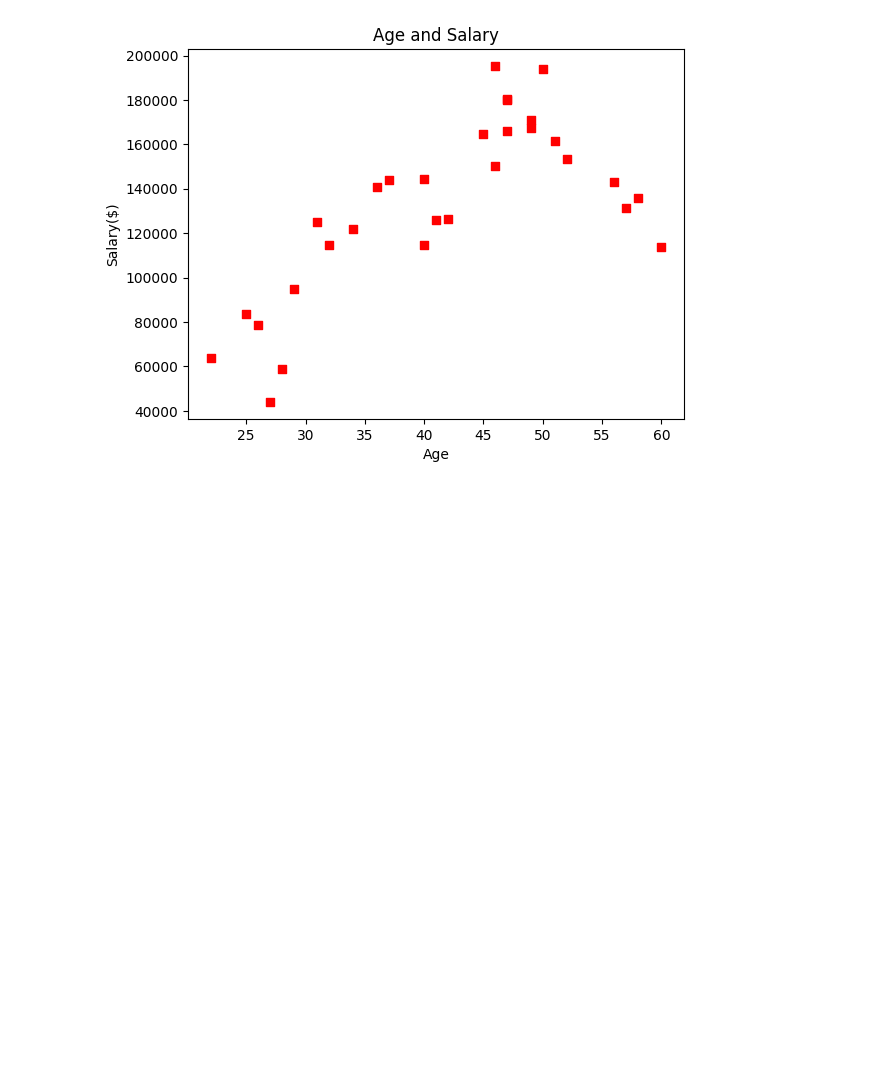
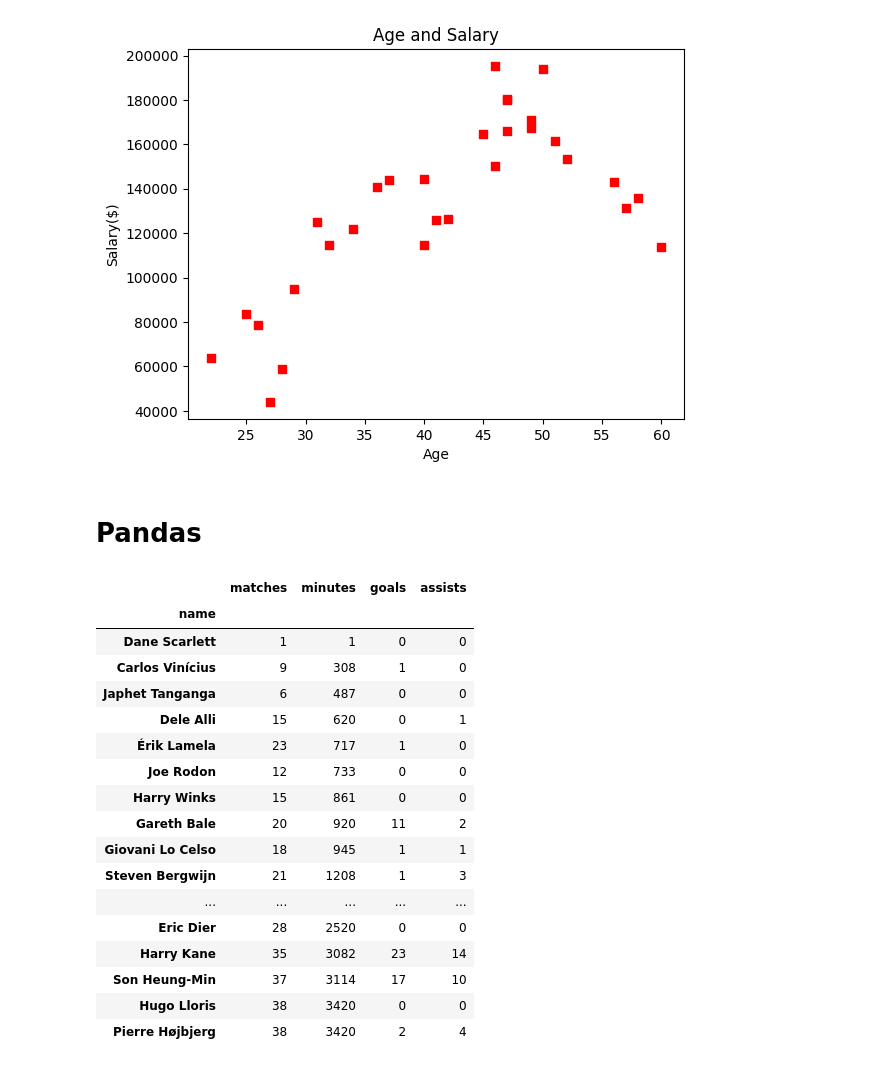
Before and after one commit to Dkor-1/tool, a Jupyter notebook: toolkit.ipynb, the cells around one changed output. Saved outputs shown, nothing was run; the diff lists cells and outputs as text; code cells hidden in the pictures; blank space fills up the shorter version.

```diff
--- a/toolkit.ipynb
+++ b/toolkit.ipynb
@@ -173,3 +173,32 @@ plt.scatter(age_array,salary_array,c='r',marker='s')
 plt.show()
 # %% [output]
 [figure]
+# %% [markdown]
+# Pandas
+# %%
+import pandas as pd
+
+players_df = pd.read_csv('data/tottenham_2021.csv', index_col='name')
+
+# 여기에 코드를 작성하세요.
+
+players_df.sort_values(by="minutes")
+# %% [output]
+|  | matches | minutes | goals | assists |
+| name |  |  |  |  |
+| Dane Scarlett | 1 | 1 | 0 | 0 |
+| Carlos Vinícius | 9 | 308 | 1 | 0 |
+| Japhet Tanganga | 6 | 487 | 0 | 0 |
+| Dele Alli | 15 | 620 | 0 | 1 |
+| Érik Lamela | 23 | 717 | 1 | 0 |
+| Joe Rodon | 12 | 733 | 0 | 0 |
+| Harry Winks | 15 | 861 | 0 | 0 |
+| Gareth Bale | 20 | 920 | 11 | 2 |
+| Giovani Lo Celso | 18 | 945 | 1 | 1 |
+| Steven Bergwijn | 21 | 1208 | 1 | 3 |
+| ... | ... | ... | ... | ... |
+| Eric Dier | 28 | 2520 | 0 | 0 |
+| Harry Kane | 35 | 3082 | 23 | 14 |
+| Son Heung-Min | 37 | 3114 | 17 | 10 |
+| Hugo Lloris | 38 | 3420 | 0 | 0 |
+| Pierre Højbjerg | 38 | 3420 | 2 | 4 |
```
Also changed, not shown: parts of 2 cells of this notebook, 1 other file.
